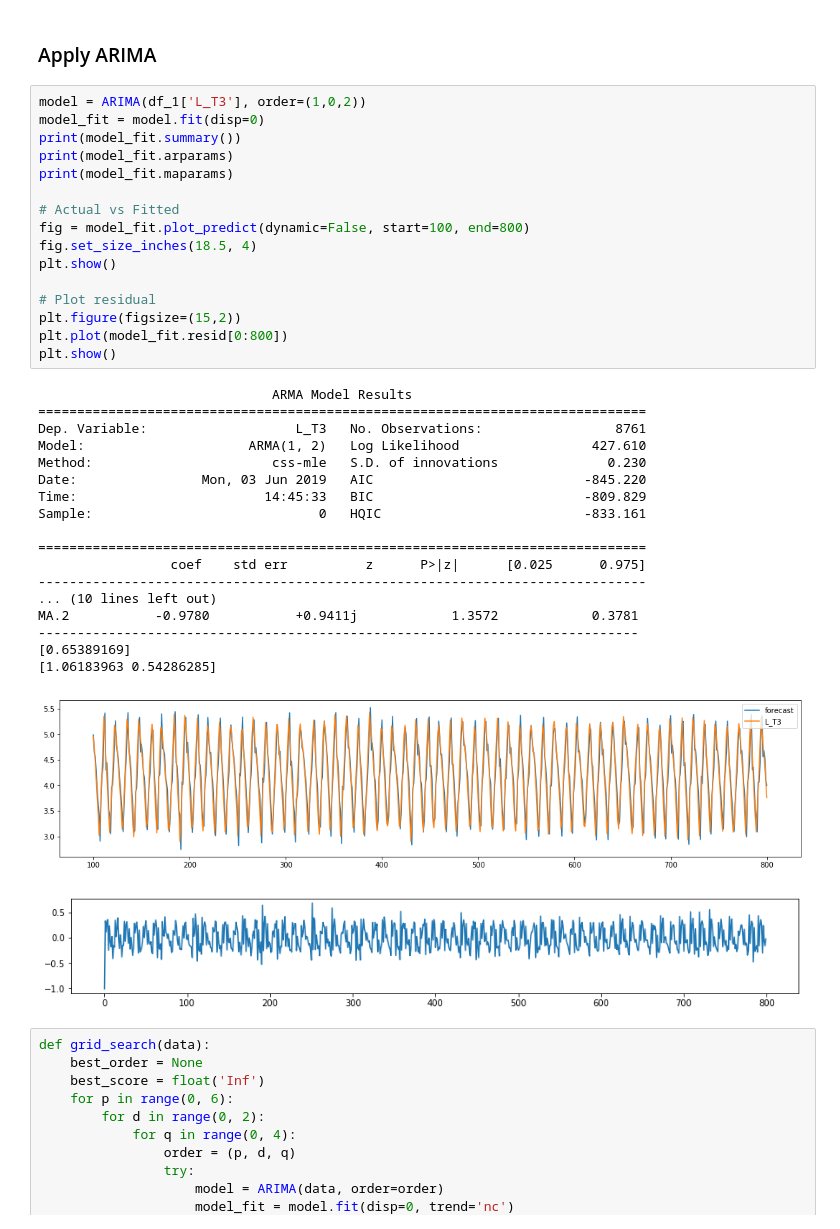
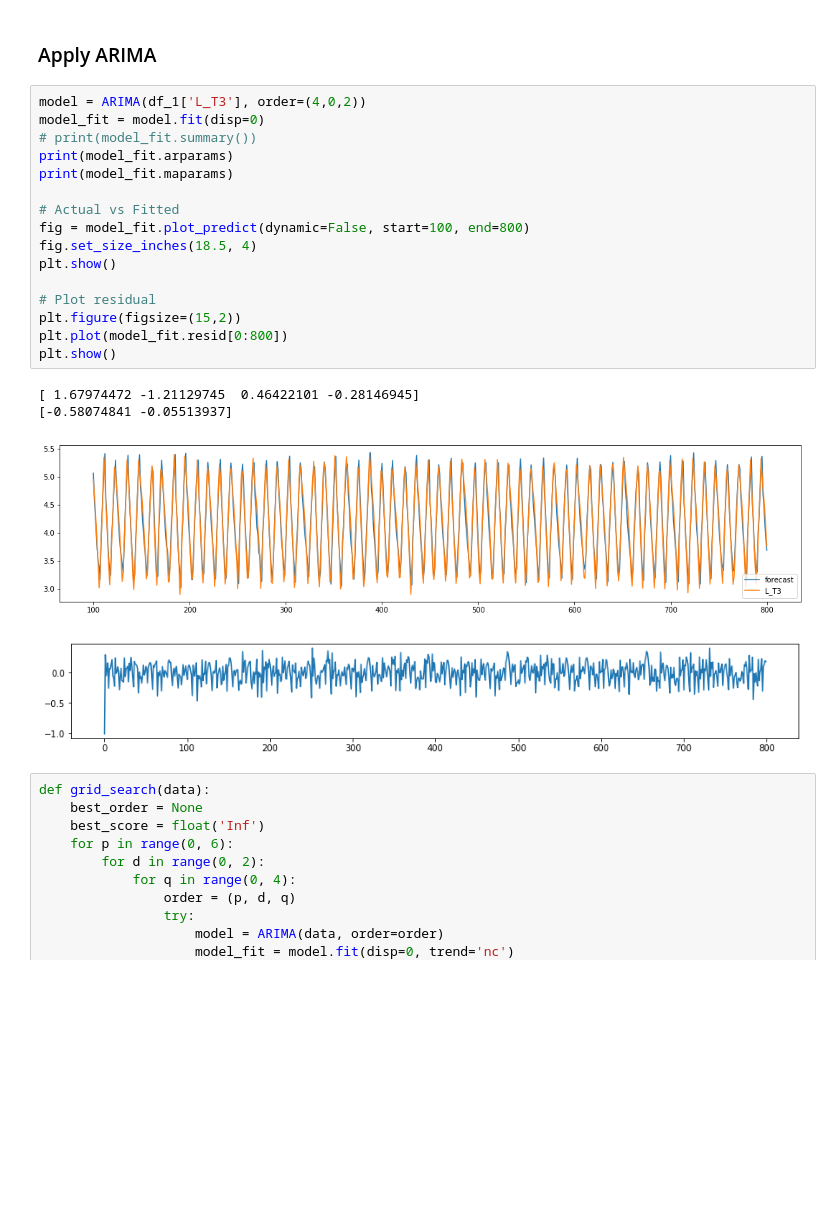
Before and after one commit to sirpandemona/CDA, a Jupyter notebook: Exercise 2/ARMA.ipynb, the cells around one changed output. Drawn from its saved outputs; the diff is of its cells as text; blank space fills up the shorter version.

```diff
--- a/Exercise 2/ARMA.ipynb
+++ b/Exercise 2/ARMA.ipynb
@@ -57,41 +59,26 @@ fig = sm.graphics.tsa.plot_pacf(df_1['L_T1'], lags=40, ax=ax2)
 # %% [markdown]
 ### Apply ARIMA
 # %%
-model = ARIMA(df_1['L_T3'], order=(1,0,2))
+model = ARIMA(df_1['L_T3'], order=(4,0,2))
 model_fit = model.fit(disp=0)
-print(model_fit.summary())
+# print(model_fit.summary())
 print(model_fit.arparams)
 print(model_fit.maparams)
 
 # Actual vs Fitted
 fig = model_fit.plot_predict(dynamic=False, start=100, end=800)
 fig.set_size_inches(18.5, 4)
 plt.show()
 
 # Plot residual
 plt.figure(figsize=(15,2))
 plt.plot(model_fit.resid[0:800])
 plt.show()
 # %% [output]
-                              ARMA Model Results
-==============================================================================
-Dep. Variable:                   L_T3   No. Observations:                 8761
-Model:                     ARMA(1, 2)   Log Likelihood                 427.610
-Method:                       css-mle   S.D. of innovations              0.230
-Date:                Mon, 03 Jun 2019   AIC                           -845.220
-Time:                        14:45:33   BIC                           -809.829
-Sample:                             0   HQIC                          -833.161
-
-==============================================================================
-                 coef    std err          z      P>|z|      [0.025      0.975]
-------------------------------------------------------------------------------
-... (10 lines left out)
-MA.2           -0.9780           +0.9411j            1.3572            0.3781
------------------------------------------------------------------------------
-[0.65389169]
-[1.06183963 0.54286285]
+[ 1.67974472 -1.21129745  0.46422101 -0.28146945]
+[-0.58074841 -0.05513937]
-[figure, old version]
+[figure, new version]
-[figure, old version]
+[figure, new version]
 # %%
 def grid_search(data):
     best_order = None
```
Also changed, not shown: parts of 4 cells of this notebook.
